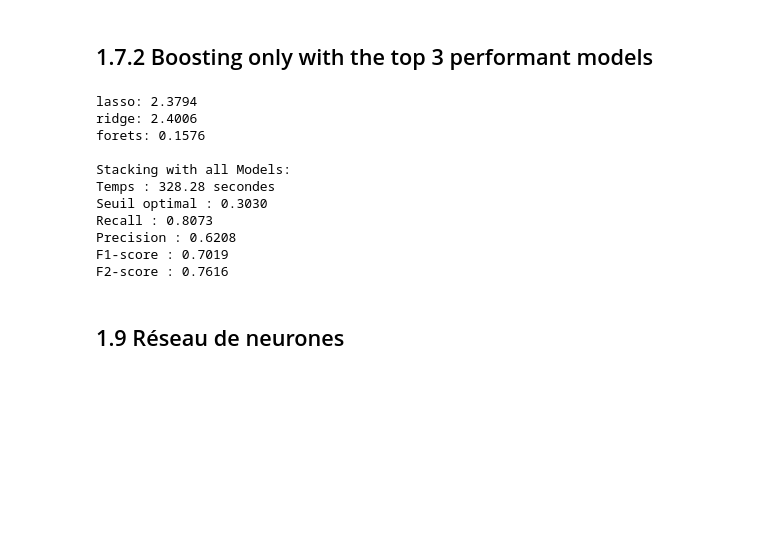
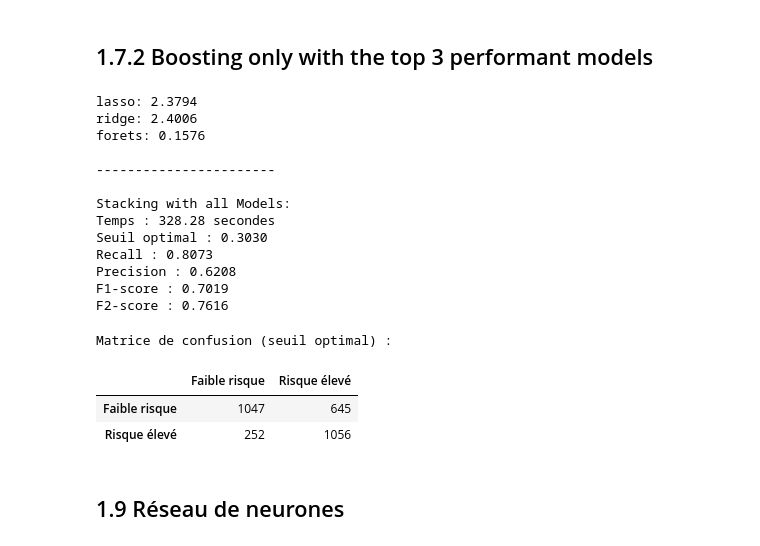
Before and after one commit to HOANG-Anh2004/projet_ML_4A_GMM_INSA, a Jupyter notebook: Modelisation.ipynb, the cells around one changed output. Cells and saved outputs as stored; diff of their text form; code cells hidden in the pictures; blank space fills up the shorter version.

```diff
--- a/Modelisation.ipynb
+++ b/Modelisation.ipynb
@@ -842,6 +857,8 @@ for (name, _), w in zip(top3_estimators, top3_weights):
     print(f"{name}: {w:.4f}")
 
 print("")
+print("-----------------------")
+print("")
 print("Stacking with all Models:")
 print(f"Temps : {runtime:.2f} secondes")
 print(f"Seuil optimal : {best_threshold:.4f}")
@@ -853,6 +870,8 @@ print(f"F2-score : {metrics_top3_stack['f2']:.4f}")
 lasso: 2.3794
 ridge: 2.4006
 forets: 0.1576
+
+-----------------------
 
 Stacking with all Models:
 Temps : 328.28 secondes
@@ -861,5 +880,14 @@ Recall : 0.8073
 Precision : 0.6208
 F1-score : 0.7019
 F2-score : 0.7616
+# %%
+y_pred_opt = (y_proba_top3_stack >= best_threshold).astype(int)
+print("\nMatrice de confusion (seuil optimal) :")
+pd.DataFrame(confusion_matrix(ytest_c, y_pred_opt), index=labels_risk, columns=labels_risk)
+# %% [output]
+Matrice de confusion (seuil optimal) :
+|  | Faible risque | Risque élevé |
+| Faible risque | 1047 | 645 |
+| Risque élevé | 252 | 1056 |
 # %% [markdown]
 ## 1.9 Réseau de neurones
```
Also changed, not shown: parts of 14 cells of this notebook.
